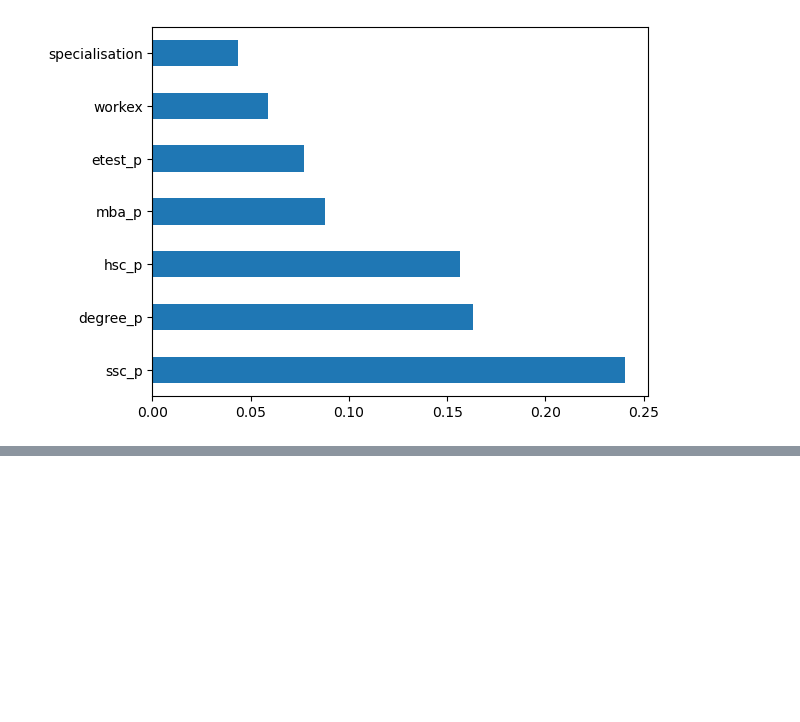
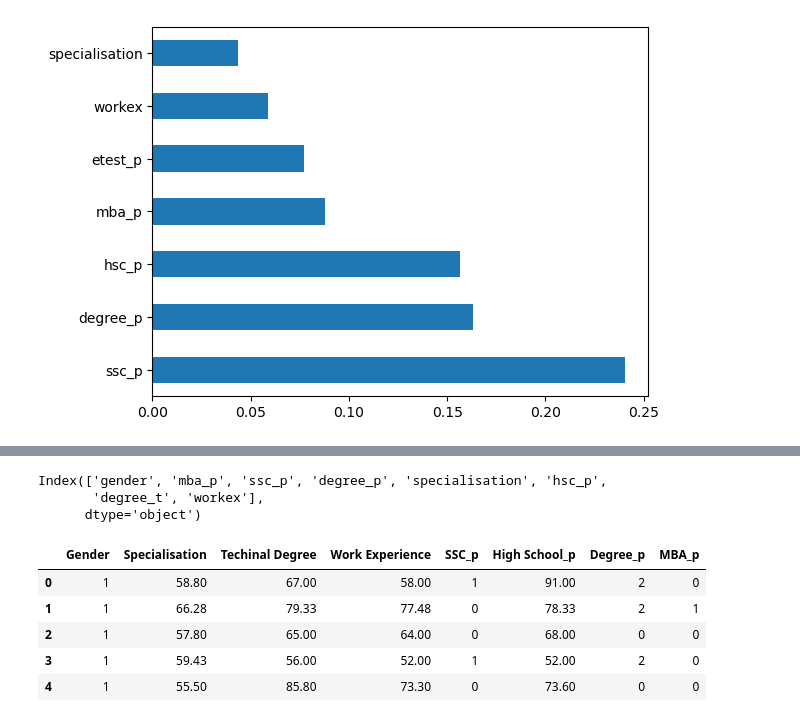
Before and after one commit to lawalsegun2025/campus_placement_predictor, a Jupyter notebook: job_placement_predictor.ipynb, the cells around one changed output, grey strips where cells are left out. Cells and saved outputs as stored; diff of their text form; code cells hidden in the pictures; blank space fills up the shorter version.

```diff
--- a/job_placement_predictor.ipynb
+++ b/job_placement_predictor.ipynb
@@ -620,0 +604,17 @@ get_mappings
+# %%
+X.columns
+# %% [output]
+Index(['gender', 'mba_p', 'ssc_p', 'degree_p', 'specialisation', 'hsc_p',
+       'degree_t', 'workex'],
+      dtype='object')
+# %%
+# renaming the columns
+X.columns = ['Gender','Specialisation','Techinal Degree','Work Experience','SSC_p','High School_p','Degree_p','MBA_p']
+X.head()
+# %% [output]
+|  | Gender | Specialisation | Techinal Degree | Work Experience | SSC_p | High School_p | Degree_p | MBA_p |
+| 0 | 1 | 58.80 | 67.00 | 58.00 | 1 | 91.00 | 2 | 0 |
+| 1 | 1 | 66.28 | 79.33 | 77.48 | 0 | 78.33 | 2 | 1 |
+| 2 | 1 | 57.80 | 65.00 | 64.00 | 0 | 68.00 | 0 | 0 |
+| 3 | 1 | 59.43 | 56.00 | 52.00 | 1 | 52.00 | 2 | 0 |
+| 4 | 1 | 55.50 | 85.80 | 73.30 | 0 | 73.60 | 0 | 0 |
```
Also changed, not shown: parts of 23 cells of this notebook.
